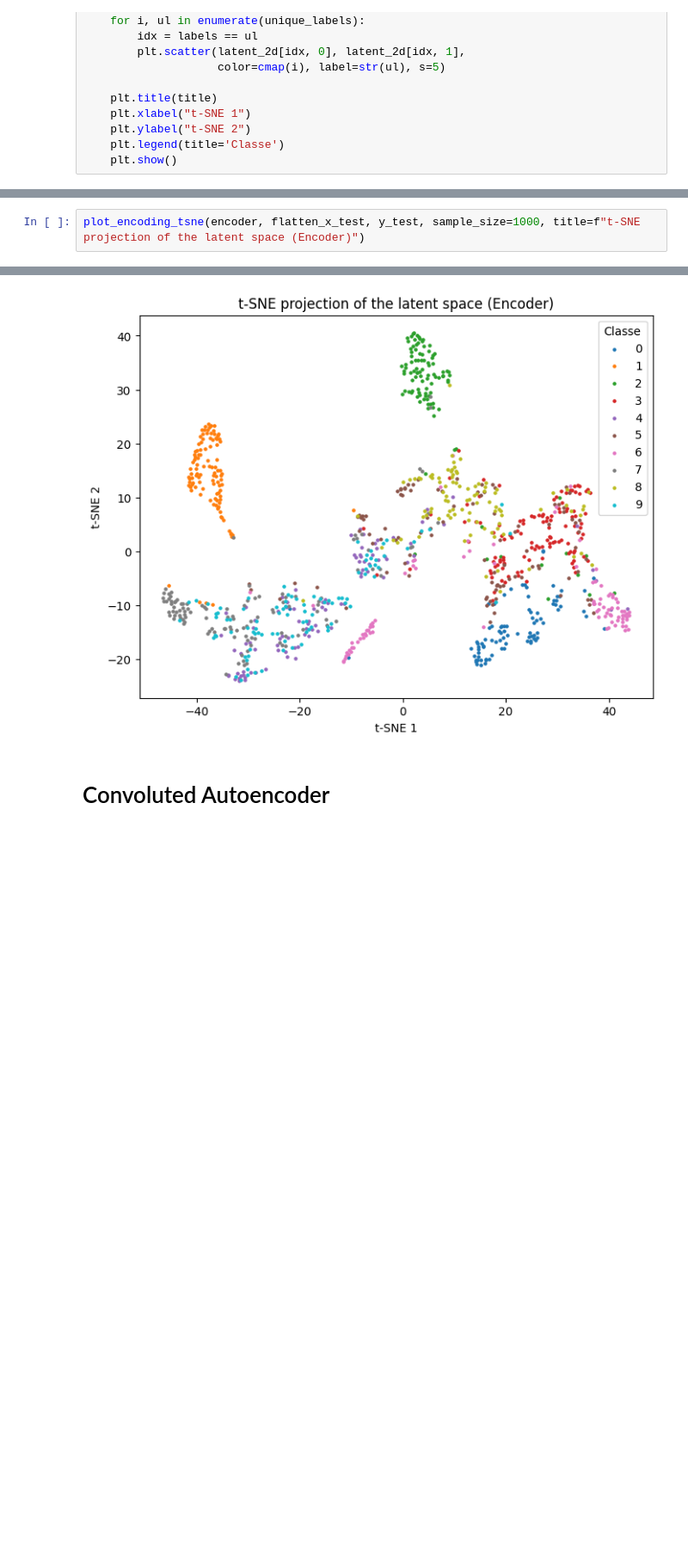
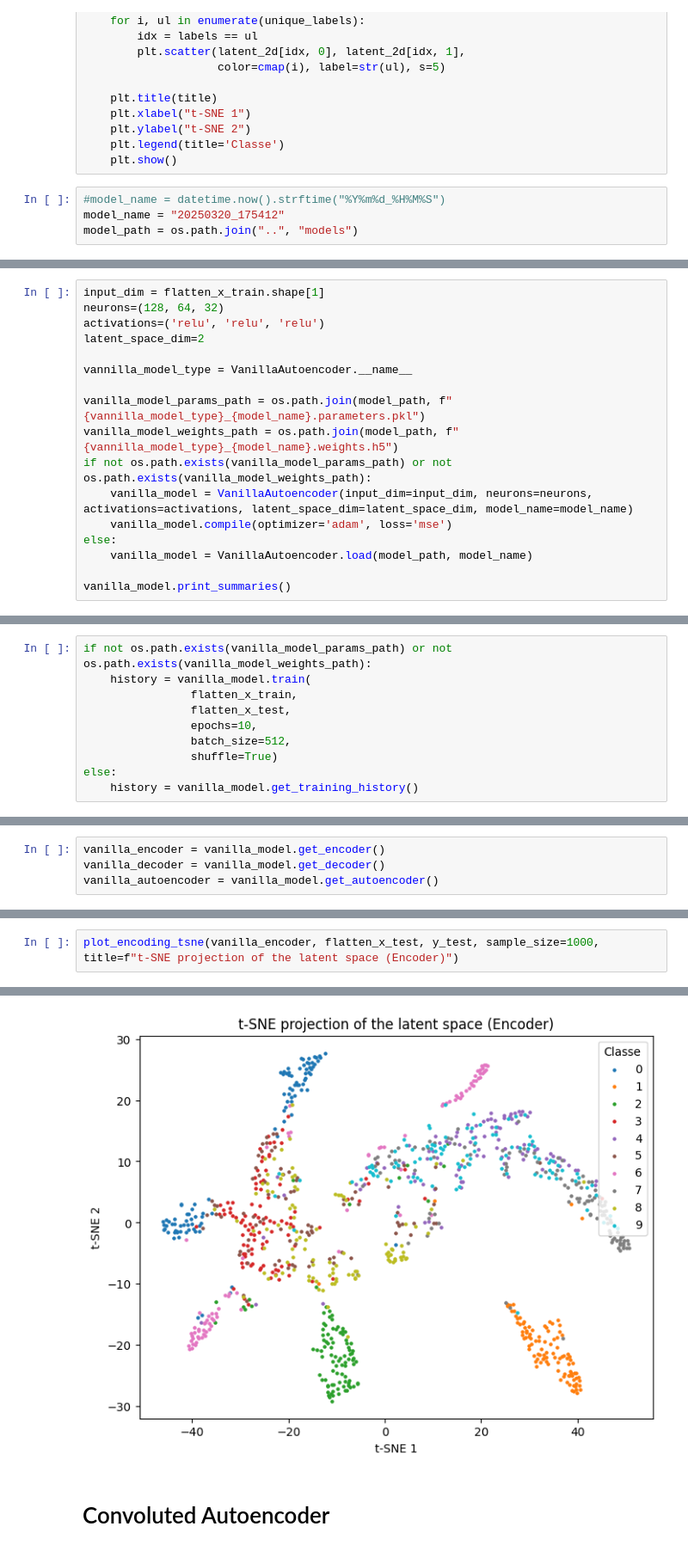
Before and after one commit to GitMAGI/llms-evaluation, a Jupyter notebook: notebooks/autoencoder_images.ipynb, the cells around one changed output, grey strips where cells are left out. Shown at 86% size. Drawn from its saved outputs; the diff is of its cells as text; blank space fills up the shorter version.

Commit message:
vae not trainig

```diff
--- a/notebooks/autoencoder_images.ipynb
+++ b/notebooks/autoencoder_images.ipynb
@@ -137,4 +128,8 @@ def plot_encoding_tsne(encoder, data, labels, sample_size=None, perplexity=30, r
     plt.ylabel("t-SNE 2")
     plt.legend(title='Classe')
     plt.show()
+# %%
+#model_name = datetime.now().strftime("%Y%m%d_%H%M%S")
+model_name = "20250320_175412"
+model_path = os.path.join("..", "models")
 # %% [markdown]
@@ -230,0 +140,17 @@ Epoch 10/10
+# %%
+input_dim = flatten_x_train.shape[1]
+neurons=(128, 64, 32)
+activations=('relu', 'relu', 'relu')
+latent_space_dim=2
+
+vannilla_model_type = VanillaAutoencoder.__name__
+
+vanilla_model_params_path = os.path.join(model_path, f"{vannilla_model_type}_{model_name}.parameters.pkl")
+vanilla_model_weights_path = os.path.join(model_path, f"{vannilla_model_type}_{model_name}.weights.h5")
+if not os.path.exists(vanilla_model_params_path) or not os.path.exists(vanilla_model_weights_path):
+    vanilla_model = VanillaAutoencoder(input_dim=input_dim, neurons=neurons, activations=activations, latent_space_dim=latent_space_dim, model_name=model_name)
+    vanilla_model.compile(optimizer='adam', loss='mse')
+else:
+    vanilla_model = VanillaAutoencoder.load(model_path, model_name)
+
+vanilla_model.print_summaries()
@@ -230,0 +203,10 @@ Epoch 10/10
+# %%
+if not os.path.exists(vanilla_model_params_path) or not os.path.exists(vanilla_model_weights_path):
+    history = vanilla_model.train(
+                flatten_x_train,
+                flatten_x_test,
+                epochs=10,
+                batch_size=512,
+                shuffle=True)
+else:
+    history = vanilla_model.get_training_history()
@@ -231,3 +216,7 @@ Epoch 10/10
+# %%
+vanilla_encoder = vanilla_model.get_encoder()
+vanilla_decoder = vanilla_model.get_decoder()
+vanilla_autoencoder = vanilla_model.get_autoencoder()
 # %%
 # Plot training & validation loss values
 plt.figure(figsize=(10, 5))
@@ -265,3 +252,3 @@ plot_img(decoded_img, figsize=(1,1))
 # %%
-plot_encoding_tsne(encoder, flatten_x_test, y_test, sample_size=1000, title=f"t-SNE projection of the latent space (Encoder)")
+plot_encoding_tsne(vanilla_encoder, flatten_x_test, y_test, sample_size=1000, title=f"t-SNE projection of the latent space (Encoder)")
 # %% [output]
@@ -269,4 +256,4 @@ plot_encoding_tsne(encoder, flatten_x_test, y_test, sample_size=1000, title=f"t-
-[figure, old version]
+[figure, new version]
 # %% [markdown]
 # Convoluted Autoencoder
 # %%
```
Also changed, not shown: parts of 36 cells of this notebook, 4 other files.
